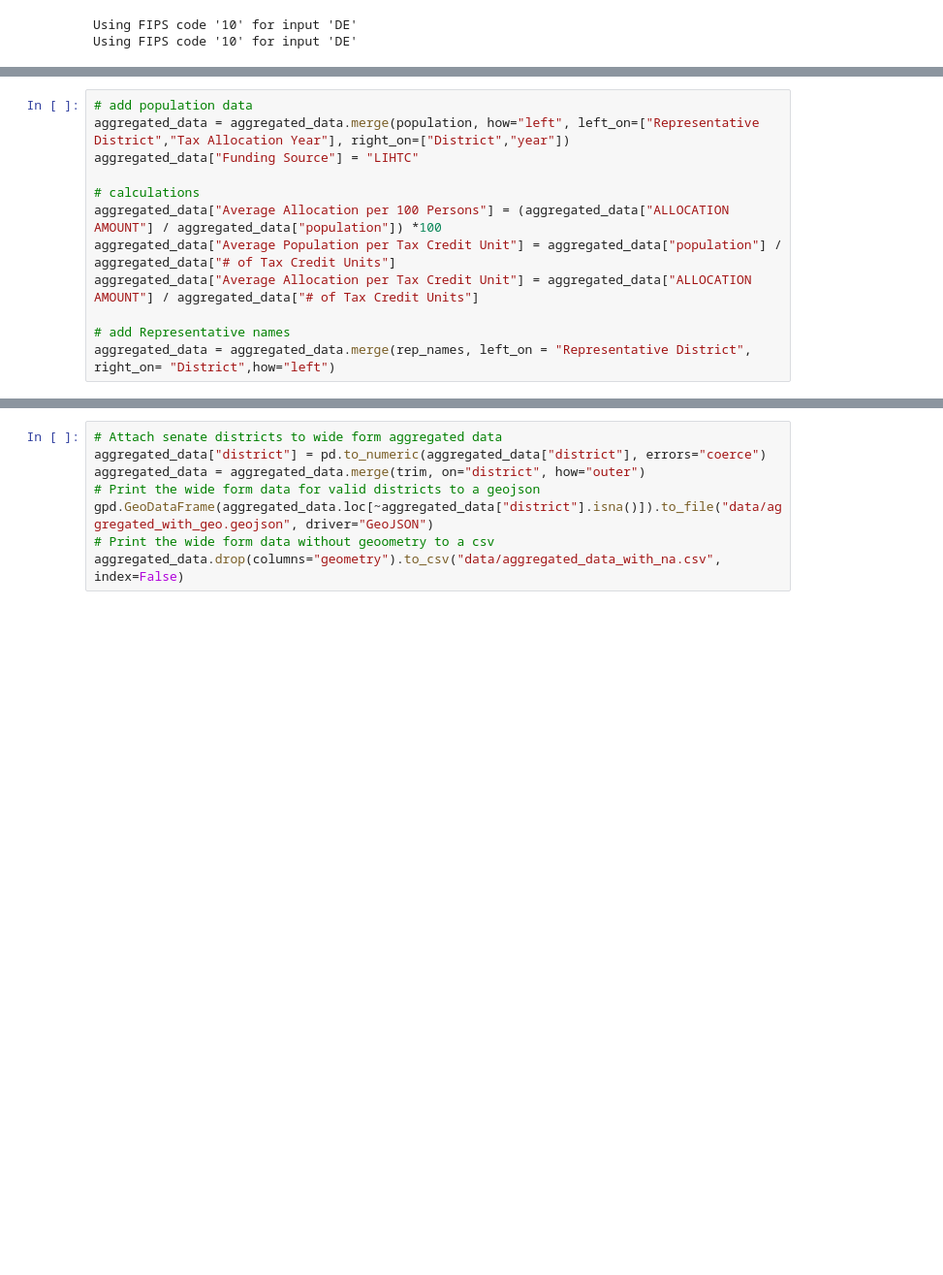
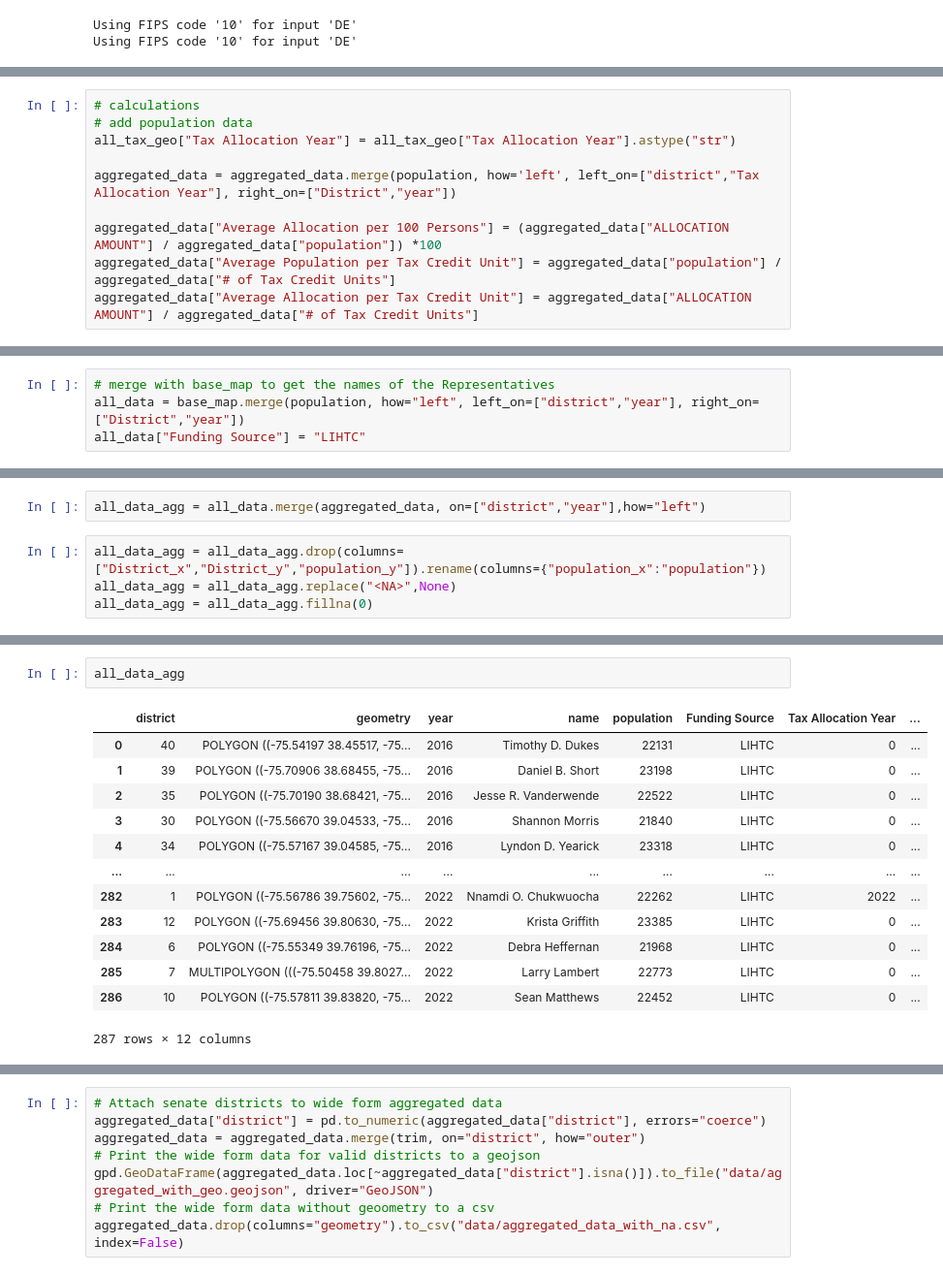
Before and after one commit to de-data-lab/delaware-energy, a Jupyter notebook: extract_data_reps.ipynb, the cells around one changed output, grey strips where cells are left out. Shown: that part at 97% size. Drawn from its saved outputs; the diff is of its cells as text; blank space fills up the shorter version.

```diff
--- a/extract_data_reps.ipynb
+++ b/extract_data_reps.ipynb
@@ -342,12 +391,10 @@ aggregated_data
 # %%
+# calculations
 # add population data
-aggregated_data = aggregated_data.merge(population, how="left", left_on=["Representative District","Tax Allocation Year"], right_on=["District","year"])
-aggregated_data["Funding Source"] = "LIHTC"
+all_tax_geo["Tax Allocation Year"] = all_tax_geo["Tax Allocation Year"].astype("str")
 
-# calculations
+aggregated_data = aggregated_data.merge(population, how='left', left_on=["district","Tax Allocation Year"], right_on=["District","year"])
+
 aggregated_data["Average Allocation per 100 Persons"] = (aggregated_data["ALLOCATION AMOUNT"] / aggregated_data["population"]) *100
 aggregated_data["Average Population per Tax Credit Unit"] = aggregated_data["population"] / aggregated_data["# of Tax Credit Units"]
 aggregated_data["Average Allocation per Tax Credit Unit"] = aggregated_data["ALLOCATION AMOUNT"] / aggregated_data["# of Tax Credit Units"]
-
-# add Representative names
-aggregated_data = aggregated_data.merge(rep_names, left_on = "Representative District", right_on= "District",how="left")
@@ -373,0 +437,4 @@ aggregated_data
+# %%
+# merge with base_map to get the names of the Representatives
+all_data = base_map.merge(population, how="left", left_on=["district","year"], right_on=["District","year"])
+all_data["Funding Source"] = "LIHTC"
@@ -373,0 +457,6 @@ aggregated_data
+# %%
+all_data_agg = all_data.merge(aggregated_data, on=["district","year"],how="left")
+# %%
+all_data_agg = all_data_agg.drop(columns=["District_x","District_y","population_y"]).rename(columns={"population_x":"population"})
+all_data_agg = all_data_agg.replace("<NA>",None)
+all_data_agg = all_data_agg.fillna(0)
@@ -373,0 +483,16 @@ aggregated_data
+# %%
+all_data_agg
+# %% [output]
+|  | district | geometry | year | name | population | Funding Source | Tax Allocation Year | ... |
+| 0 | 40 | POLYGON ((-75.54197 38.45517, -75... | 2016 | Timothy D. Dukes | 22131 | LIHTC | 0 | ... |
+| 1 | 39 | POLYGON ((-75.70906 38.68455, -75... | 2016 | Daniel B. Short | 23198 | LIHTC | 0 | ... |
+| 2 | 35 | POLYGON ((-75.70190 38.68421, -75... | 2016 | Jesse R. Vanderwende | 22522 | LIHTC | 0 | ... |
+| 3 | 30 | POLYGON ((-75.56670 39.04533, -75... | 2016 | Shannon Morris | 21840 | LIHTC | 0 | ... |
+| 4 | 34 | POLYGON ((-75.57167 39.04585, -75... | 2016 | Lyndon D. Yearick | 23318 | LIHTC | 0 | ... |
+| ... | ... | ... | ... | ... | ... | ... | ... | ... |
+| 282 | 1 | POLYGON ((-75.56786 39.75602, -75... | 2022 | Nnamdi O. Chukwuocha | 22262 | LIHTC | 2022 | ... |
+| 283 | 12 | POLYGON ((-75.69456 39.80630, -75... | 2022 | Krista Griffith | 23385 | LIHTC | 0 | ... |
+| 284 | 6 | POLYGON ((-75.55349 39.76196, -75... | 2022 | Debra Heffernan | 21968 | LIHTC | 0 | ... |
+| 285 | 7 | MULTIPOLYGON (((-75.50458 39.8027... | 2022 | Larry Lambert | 22773 | LIHTC | 0 | ... |
+| 286 | 10 | POLYGON ((-75.57811 39.83820, -75... | 2022 | Sean Matthews | 22452 | LIHTC | 0 | ... |
+287 rows × 12 columns
```
Also changed, not shown: parts of 56 cells of this notebook.
